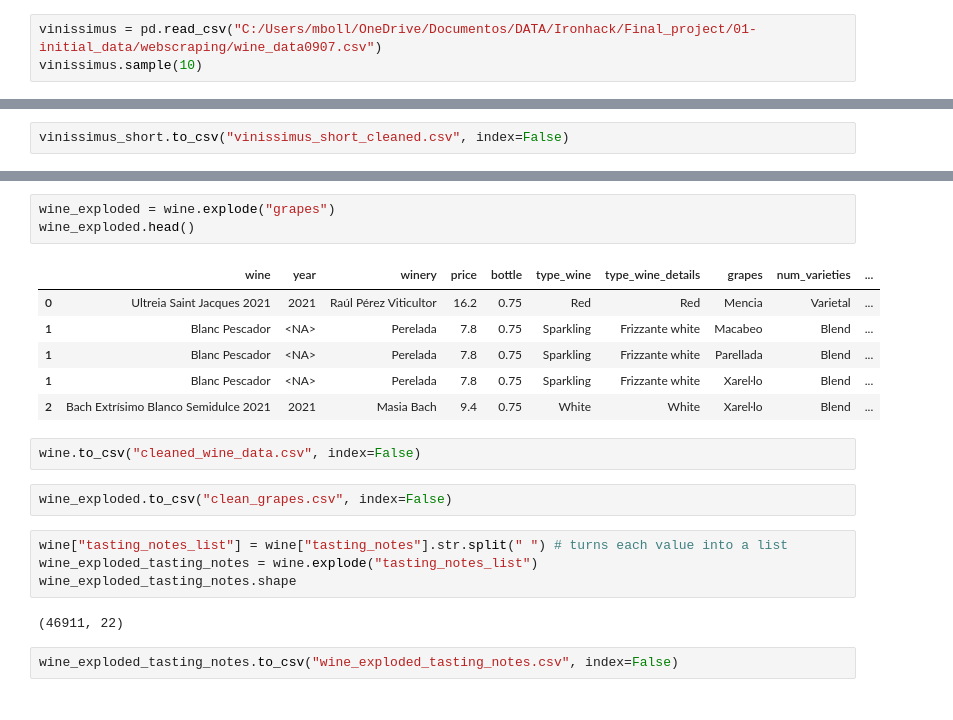
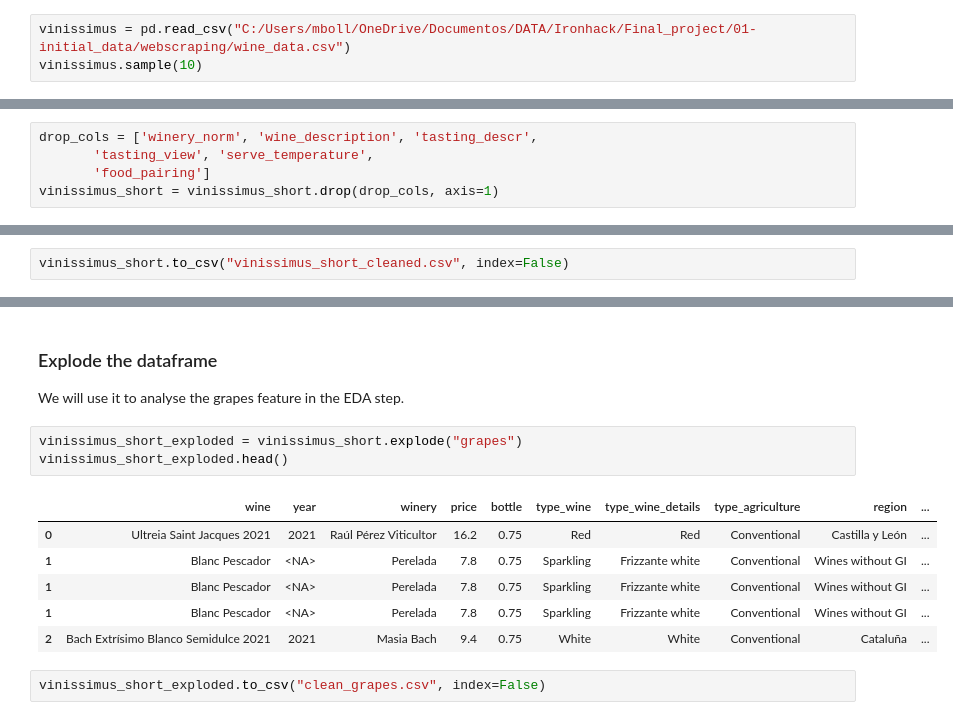
Before and after one commit to mariabollain/Spanish_Wine_Recommender, a Jupyter notebook: 02-cleaning/cleaning.ipynb, the cells around one changed output, grey strips where cells are left out. Saved outputs shown, nothing was run; the diff lists cells and outputs as text.

```diff
--- a/02-cleaning/cleaning.ipynb
+++ b/02-cleaning/cleaning.ipynb
@@ -23,7 +23,7 @@ warnings.filterwarnings('ignore')
 # %% [markdown]
 ## Dataset web scraped from Vinissimus.com
 # %%
-vinissimus = pd.read_csv("C:/Users/mboll/OneDrive/Documentos/DATA/Ironhack/Final_project/01-initial_data/webscraping/wine_data0907.csv")
+vinissimus = pd.read_csv("C:/Users/mboll/OneDrive/Documentos/DATA/Ironhack/Final_project/01-initial_data/webscraping/wine_data.csv")
 vinissimus.sample(10)
 # %% [output]
 |  | name | price | bottle | type_wine | region | grapes | producer | wine_description | tasting_descr | ... |
@@ -2322,3 +2352,8 @@ vinissimus_short = vinissimus_short.reset_index(drop=True)
+# %%
+drop_cols = ['winery_norm', 'wine_description', 'tasting_descr',
+       'tasting_view', 'serve_temperature',
+       'food_pairing']
+vinissimus_short = vinissimus_short.drop(drop_cols, axis=1)
 # %% [markdown]
 #### Normalize
 Since our data has a special format (eg: "Aromatic / Fruit aromas / Highly aromatic"), we can easily join the words in the terms that are consisted of more than one word. We will also remove stopwords (these are commonly used words that don't have an "important meaning", such as "the", "is"....), and convert to lower case.
@@ -2506,22 +2464,15 @@ wine.head()
+# %% [markdown]
+### Explode the dataframe
+We will use it to analyse the grapes feature in the EDA step.
 # %%
-wine_exploded = wine.explode("grapes")
-wine_exploded.head()
+vinissimus_short_exploded = vinissimus_short.explode("grapes")
+vinissimus_short_exploded.head()
 # %% [output]
-|  | wine | year | winery | price | bottle | type_wine | type_wine_details | grapes | num_varieties | ... |
-| 0 | Ultreia Saint Jacques 2021 | 2021 | Raúl Pérez Viticultor | 16.2 | 0.75 | Red | Red | Mencia | Varietal | ... |
-| 1 | Blanc Pescador | <NA> | Perelada | 7.8 | 0.75 | Sparkling | Frizzante white | Macabeo | Blend | ... |
-| 1 | Blanc Pescador | <NA> | Perelada | 7.8 | 0.75 | Sparkling | Frizzante white | Parellada | Blend | ... |
-| 1 | Blanc Pescador | <NA> | Perelada | 7.8 | 0.75 | Sparkling | Frizzante white | Xarel·lo | Blend | ... |
-| 2 | Bach Extrísimo Blanco Semidulce 2021 | 2021 | Masia Bach | 9.4 | 0.75 | White | White | Xarel·lo | Blend | ... |
+|  | wine | year | winery | price | bottle | type_wine | type_wine_details | type_agriculture | region | ... |
+| 0 | Ultreia Saint Jacques 2021 | 2021 | Raúl Pérez Viticultor | 16.2 | 0.75 | Red | Red | Conventional | Castilla y León | ... |
+| 1 | Blanc Pescador | <NA> | Perelada | 7.8 | 0.75 | Sparkling | Frizzante white | Conventional | Wines without GI | ... |
+| 1 | Blanc Pescador | <NA> | Perelada | 7.8 | 0.75 | Sparkling | Frizzante white | Conventional | Wines without GI | ... |
+| 1 | Blanc Pescador | <NA> | Perelada | 7.8 | 0.75 | Sparkling | Frizzante white | Conventional | Wines without GI | ... |
+| 2 | Bach Extrísimo Blanco Semidulce 2021 | 2021 | Masia Bach | 9.4 | 0.75 | White | White | Conventional | Cataluña | ... |
-# %%
-wine.to_csv("cleaned_wine_data.csv", index=False)
-# %%
-wine_exploded.to_csv("clean_grapes.csv", index=False)
-# %%
-wine["tasting_notes_list"] = wine["tasting_notes"].str.split(" ") # turns each value into a list
-wine_exploded_tasting_notes = wine.explode("tasting_notes_list")
-wine_exploded_tasting_notes.shape
-# %% [output]
-(46911, 22)
-# %%
-wine_exploded_tasting_notes.to_csv("wine_exploded_tasting_notes.csv", index=False)
+# %%
+vinissimus_short_exploded.to_csv("clean_grapes.csv", index=False)
```
Also changed, not shown: parts of 23 cells of this notebook.
